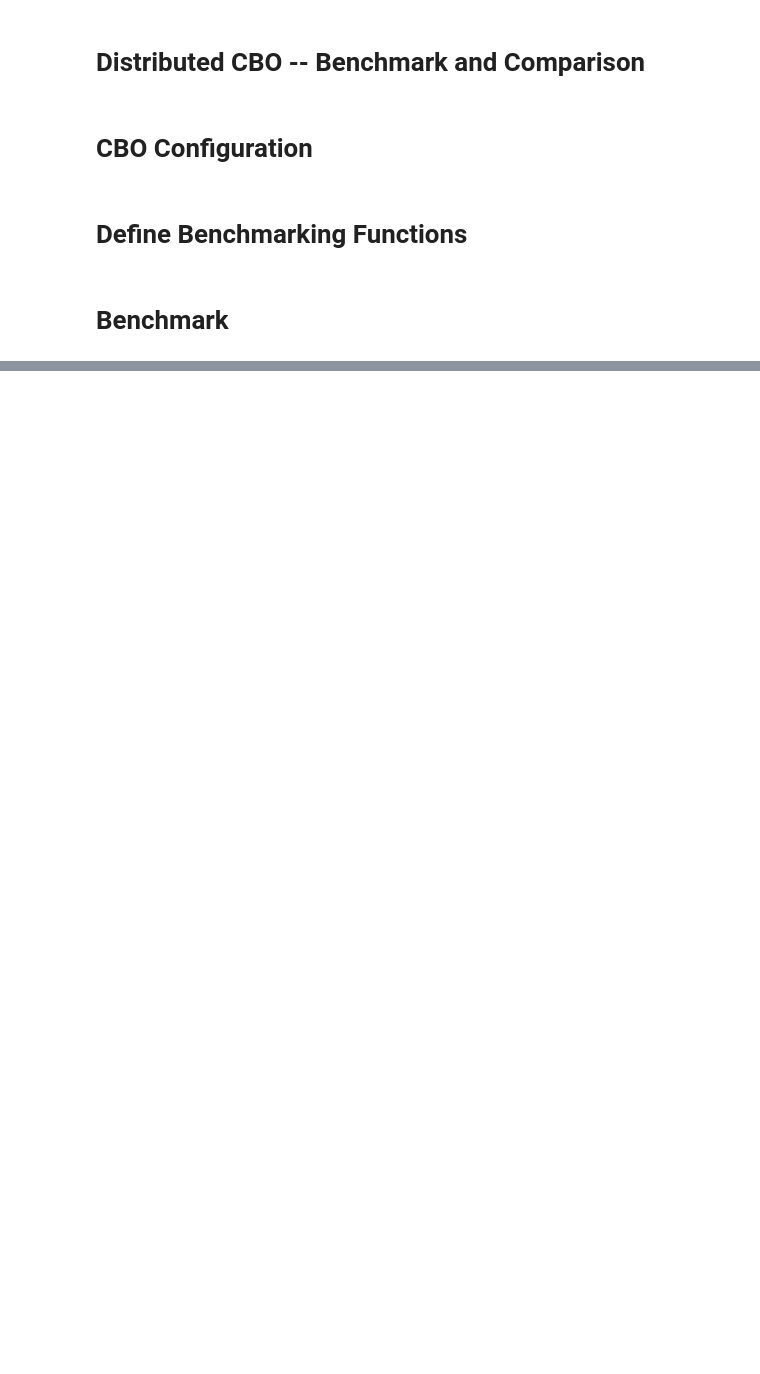
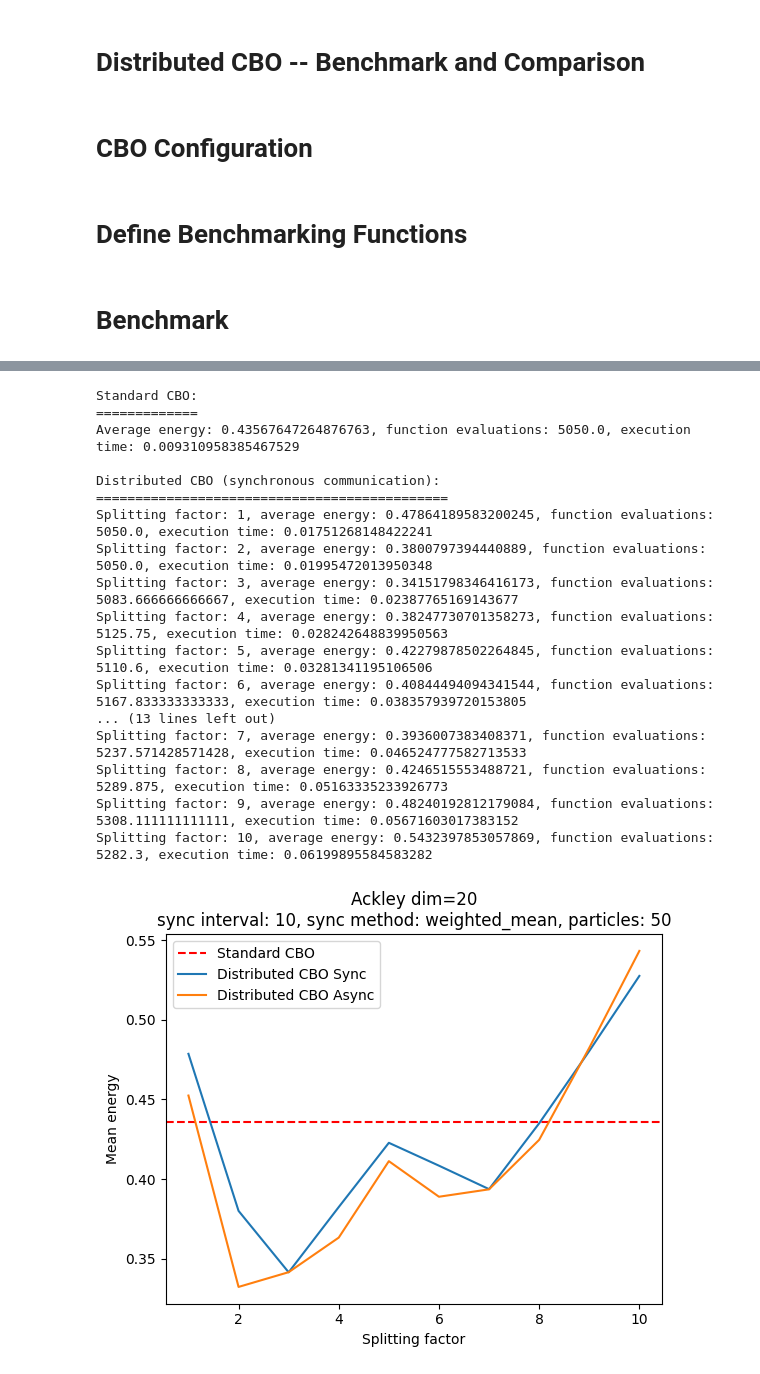
Before and after one commit to omareldeeb/CBXpy, a Jupyter notebook: docs/examples/distributed_cbo_benchmarks.ipynb, the cells around one changed output, grey strips where cells are left out. Cells and saved outputs as stored; diff of their text form; code cells hidden in the pictures; blank space fills up the shorter version.

```diff
--- a/docs/examples/distributed_cbo_benchmarks.ipynb
+++ b/docs/examples/distributed_cbo_benchmarks.ipynb
@@ -180,0 +231,21 @@ run_experiment(Ackley(), d=20, n=100)
+# %%
+run_experiment(Ackley(), d=20, n=50)
+# %% [output]
+Standard CBO:
+=============
+Average energy: 0.43567647264876763, function evaluations: 5050.0, execution time: 0.009310958385467529
+
+Distributed CBO (synchronous communication):
+=============================================
+Splitting factor: 1, average energy: 0.47864189583200245, function evaluations: 5050.0, execution time: 0.01751268148422241
+Splitting factor: 2, average energy: 0.3800797394440889, function evaluations: 5050.0, execution time: 0.01995472013950348
+Splitting factor: 3, average energy: 0.34151798346416173, function evaluations: 5083.666666666667, execution time: 0.02387765169143677
+Splitting factor: 4, average energy: 0.38247730701358273, function evaluations: 5125.75, execution time: 0.028242648839950563
+Splitting factor: 5, average energy: 0.42279878502264845, function evaluations: 5110.6, execution time: 0.03281341195106506
+Splitting factor: 6, average energy: 0.40844494094341544, function evaluations: 5167.833333333333, execution time: 0.038357939720153805
+... (13 lines left out)
+Splitting factor: 7, average energy: 0.3936007383408371, function evaluations: 5237.571428571428, execution time: 0.046524777582713533
+Splitting factor: 8, average energy: 0.4246515553488721, function evaluations: 5289.875, execution time: 0.05163335233926773
+Splitting factor: 9, average energy: 0.48240192812179084, function evaluations: 5308.111111111111, execution time: 0.05671603017383152
+Splitting factor: 10, average energy: 0.5432397853057869, function evaluations: 5282.3, execution time: 0.06199895584583282
+[figure, added]
```
Also changed, not shown: parts of 22 cells of this notebook.
